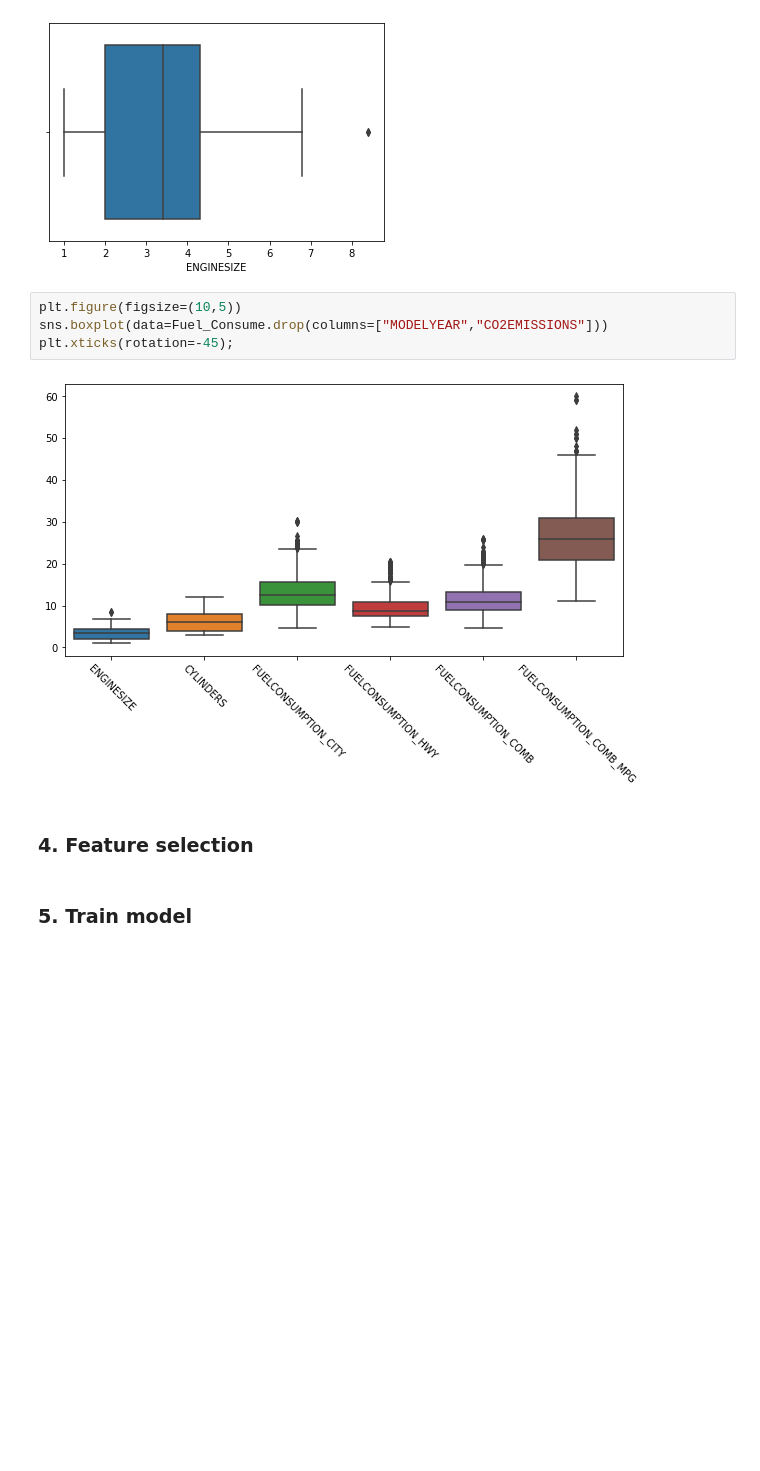
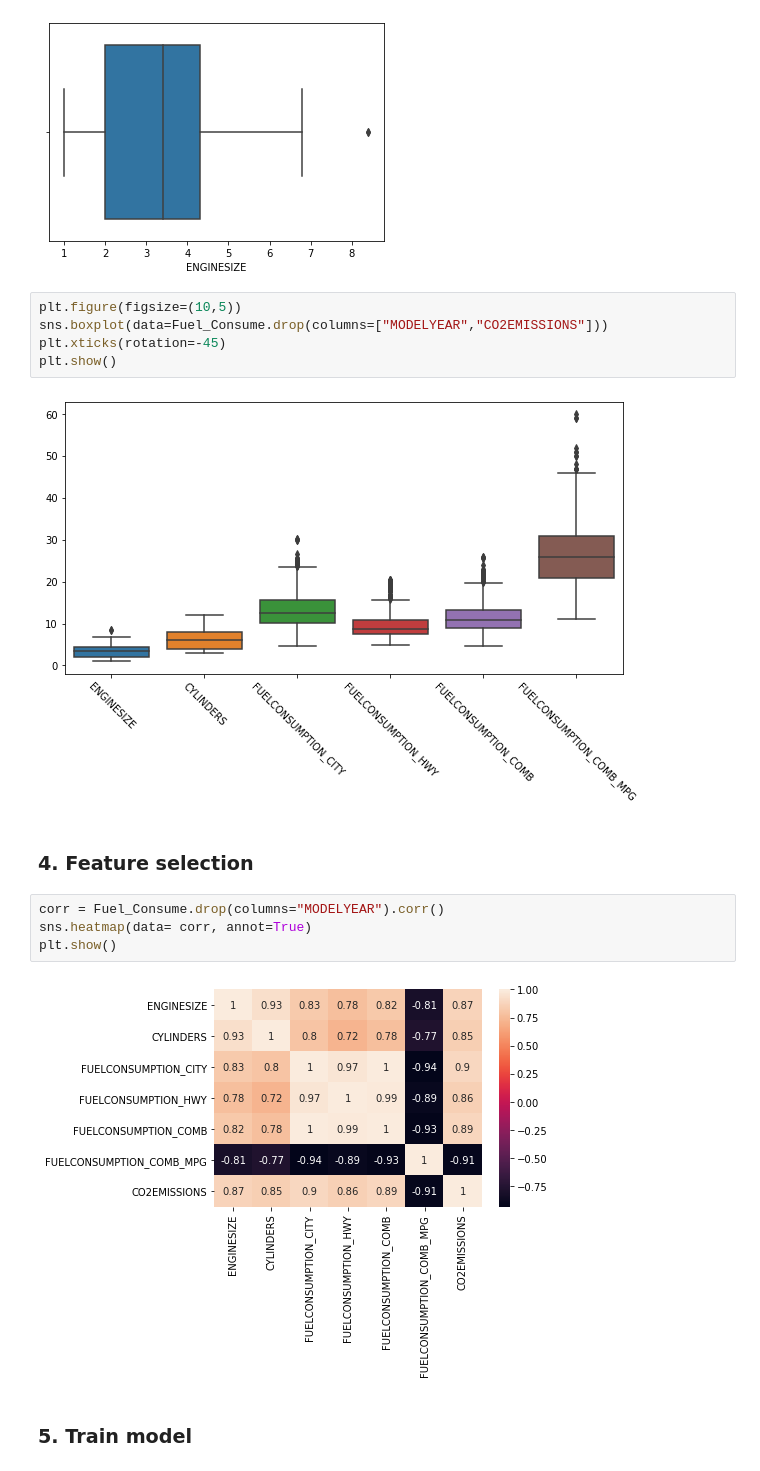
Before and after one commit to honghanhh/py40a12l2, a Jupyter notebook: lectures/lecture2/KhoiTran_Linear_regression.ipynb, the cells around one changed output. Saved outputs shown, nothing was run; the diff lists cells and outputs as text; blank space fills up the shorter version.

```diff
--- a/lectures/lecture2/KhoiTran_Linear_regression.ipynb
+++ b/lectures/lecture2/KhoiTran_Linear_regression.ipynb
@@ -128,11 +128,18 @@ sns.boxplot(data=Fuel_Consume, x="ENGINESIZE")
 # %%
 plt.figure(figsize=(10,5))
 sns.boxplot(data=Fuel_Consume.drop(columns=["MODELYEAR","CO2EMISSIONS"]))
-plt.xticks(rotation=-45);
+plt.xticks(rotation=-45)
+plt.show()
 # %% [output]
 [figure]
 # %% [markdown]
 ### 4. Feature selection
+# %%
+corr = Fuel_Consume.drop(columns="MODELYEAR").corr()
+sns.heatmap(data= corr, annot=True)
+plt.show()
+# %% [output]
+[figure, added]
 # %% [markdown]
 ### 5. Train model
 # %% [markdown]
```
